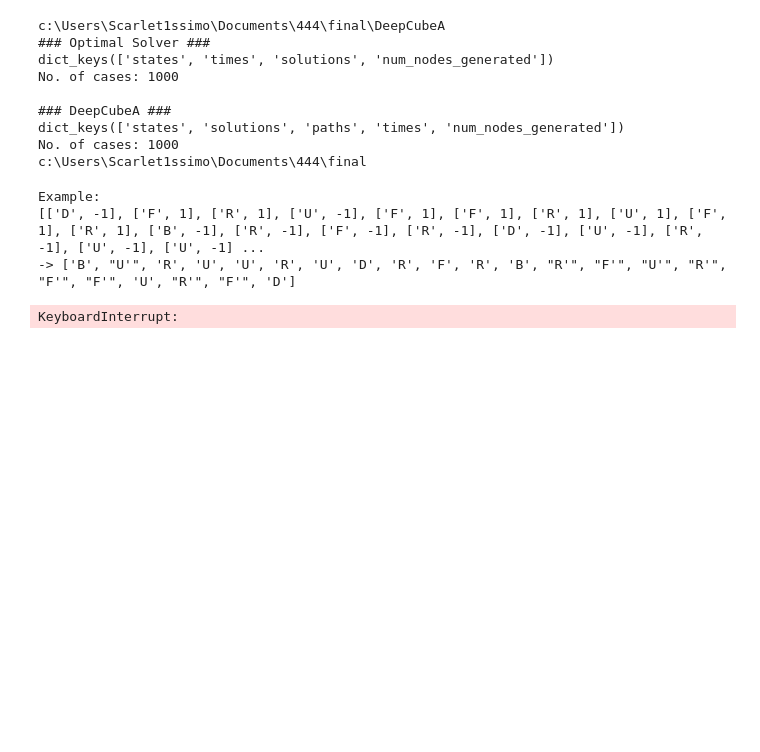
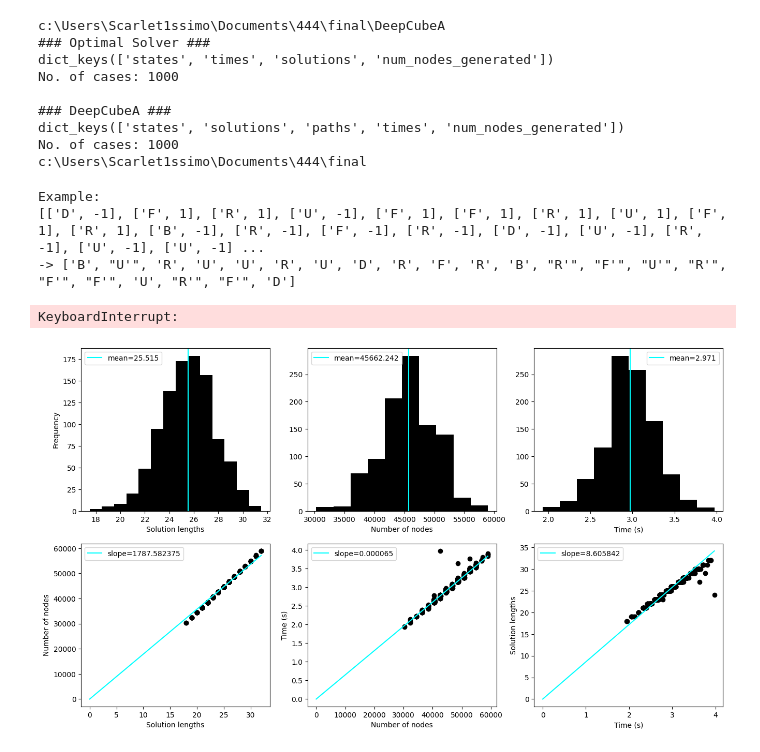
Before and after one commit to Scarlet1ssimo/CS444-Project-FA2024, a Jupyter notebook: train.ipynb, the cells around one changed output. Cells and saved outputs as stored; diff of their text form; code cells hidden in the pictures; blank space fills up the shorter version.

Commit message:
visualize result

```diff
--- a/train.ipynb
+++ b/train.ipynb
@@ -406,6 +406,53 @@ result_ours['solution_lengths_count'] = {
     i: result_ours["solution_lengths"].count(i)
     for i in range(min(result_ours["solution_lengths"]), max(result_ours["solution_lengths"]))
 }
+
+with open('result_ours.pkl', 'wb') as f:
+    pickle.dump(result_ours, f)
+
 f"Successfully solved {len(result_ours['times'])} cases out of {len(result_ours['solutions'])}"
 # %% [output]
 KeyboardInterrupt:
+# %%
+with open('result_ours.pkl', 'rb') as f:
+    result_ours = pickle.load(f)
+
+# Visualize result
+fig, ax = plt.subplots(2, 3, figsize=(16, 9))
+ax = ax.ravel()
+ax[0].set_ylabel("Frequency")
+ax[1].set_xlabel("Number of nodes")
+
+key_to_text = {
+    "solution_lengths":    "Solution lengths",
+    'num_nodes_generated': "Number of nodes",
+    "times":               "Time (s)",
+}
+
+for i, k in enumerate(["solution_lengths", "num_nodes_generated", "times"]):
+    v = result_ours[k]
+    if k == "solution_lengths":
+        v_count = result_ours['solution_lengths_count']
+        ax[i].bar(v_count.keys(), v_count.values(), width=1.0)
+    else:
+        ax[i].hist(v)
+    ax[i].axvline(np.mean(v), color="#00ffff", label=f"mean={np.mean(v):.3f}")
+    ax[i].set_xlabel(key_to_text[k])
+    ax[i].legend()
+
+for i, (key_x, key_y) in enumerate([("solution_lengths", "num_nodes_generated"), ("num_nodes_generated", "times"), ("times", "solution_lengths")]):
+    i += 3
+    x, y = [result_ours[k] for k in [key_x, key_y]]
+    ax[i].set_xlabel(key_to_text[key_x])
+    ax[i].set_ylabel(key_to_text[key_y])
+
+    x_range = np.linspace(0, max(x), 100)
+    coef = np.mean(np.squeeze(np.array(y) / np.array(x)))
+    ax[i].plot(x_range, x_range * coef,
+               label=f"slope={coef:.6f}", color="#00ffff")
+    ax[i].scatter(x, y)
+    ax[i].legend()
+
+plt.show()
+# %% [output]
+[figure, added]
```
Also changed, not shown: 2 other files.
